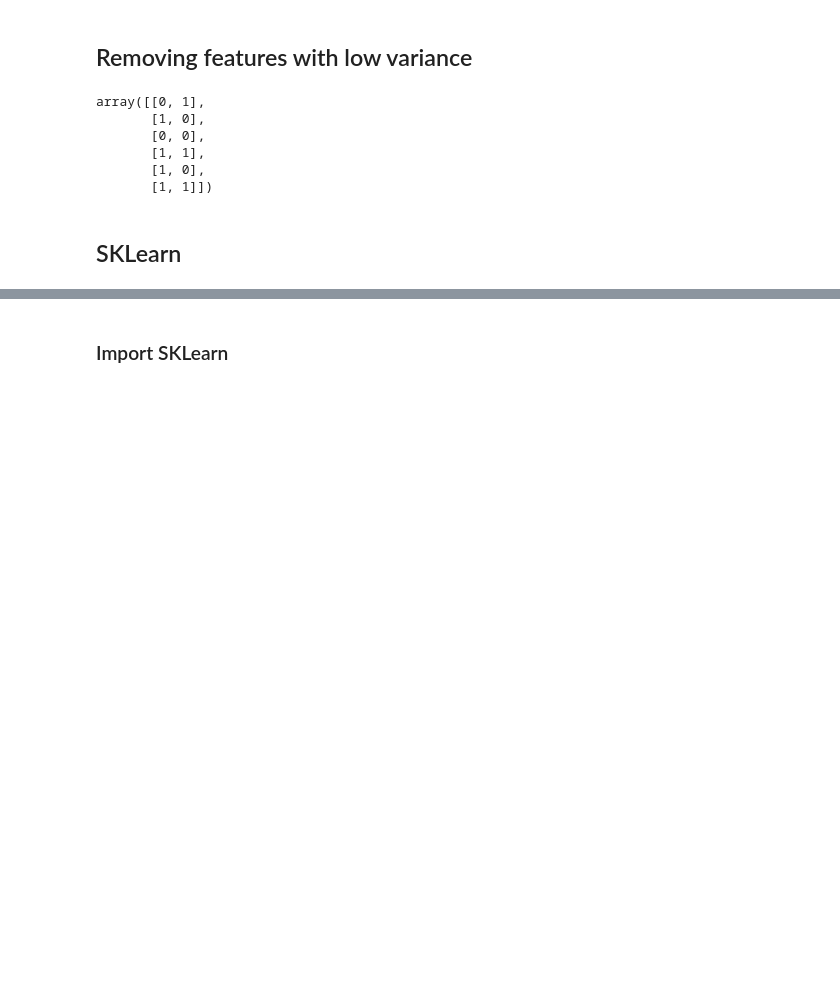
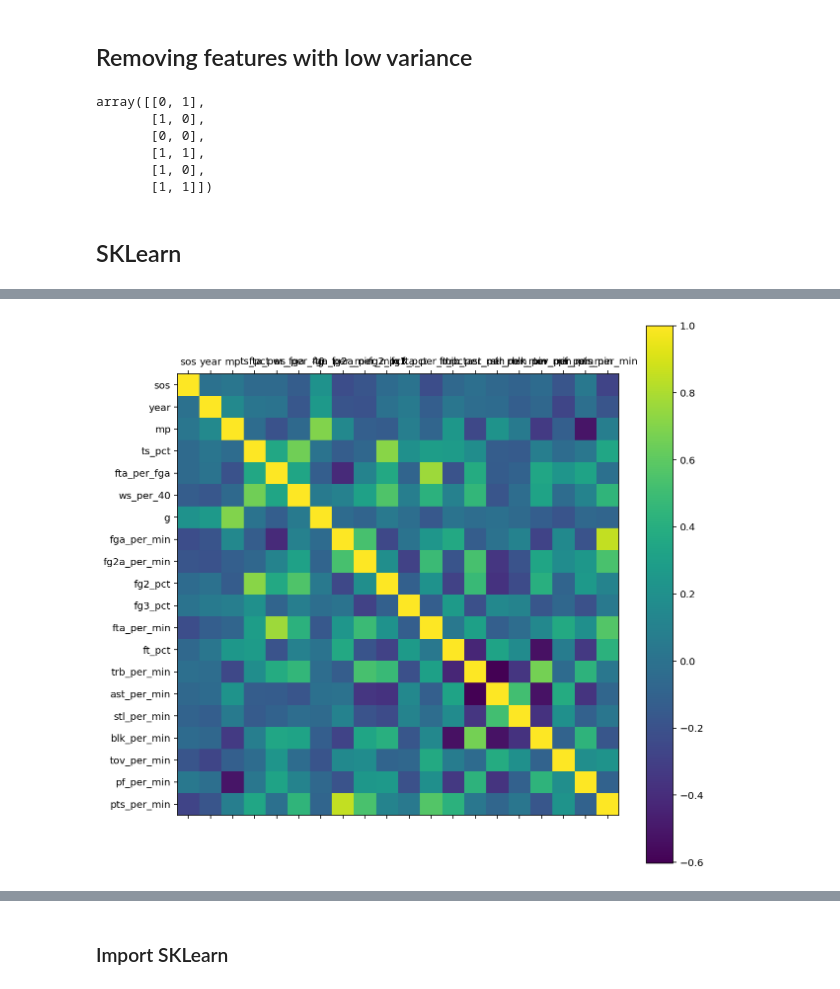
Before and after one commit to kkekk/NBA_Analytics, a Jupyter notebook: Test.ipynb, the cells around one changed output, grey strips where cells are left out. Saved outputs shown, nothing was run; the diff lists cells and outputs as text; code cells hidden in the pictures; blank space fills up the shorter version.

```diff
--- a/Test.ipynb
+++ b/Test.ipynb
@@ -260,0 +267,7 @@ Are there any rows with empty cells? False
+# %%
+#after removing high correlations
+college_df = college_df.drop(columns = ['3pt_ar','efg_pct','fg3_per_min','fg3a_per_min','ft_per_min',
+                                         'fg2_per_min','fg_per_min','fg_pct'])
+plot_corr(college_df, 10)
+# %% [output]
+[figure, added]
```
Also changed, not shown: parts of 12 cells of this notebook, 1 other file.
